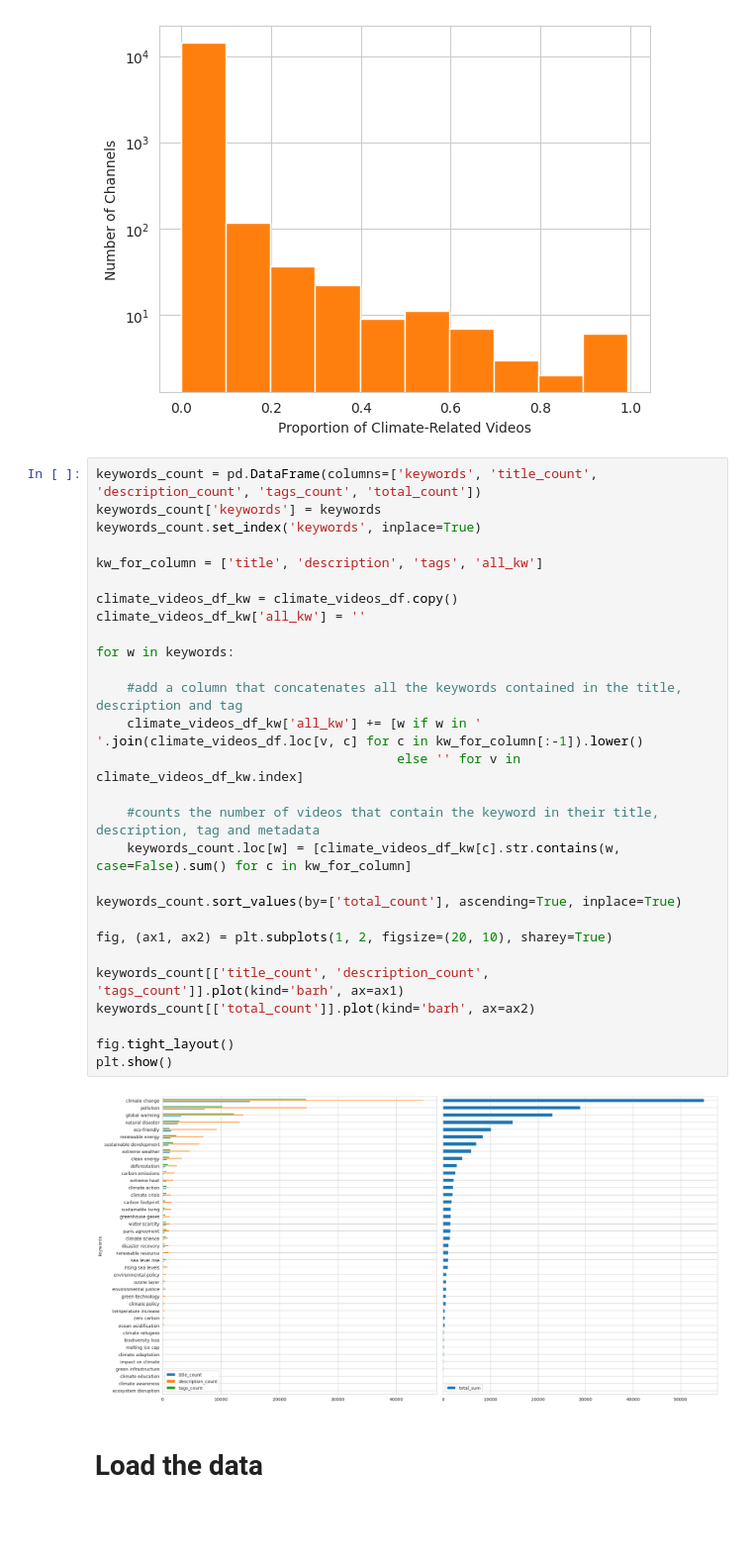
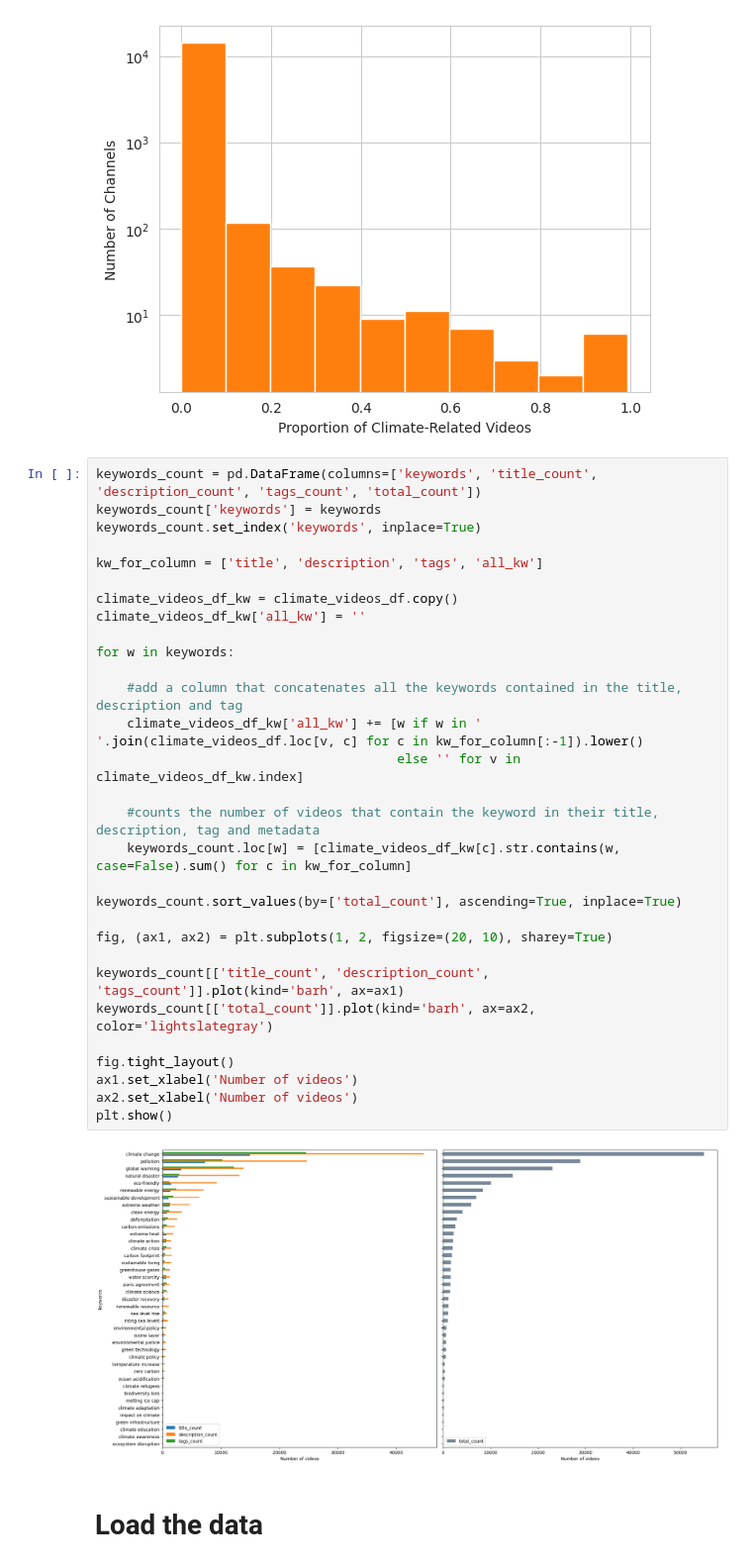
Before and after one commit to agatha-duzan/ada-2023-project-fadamily, a Jupyter notebook: final.ipynb, the cells around one changed output. Shown at 99% size. Drawn from its saved outputs; the diff is of its cells as text; blank space fills up the shorter version.

Commit message:
count keywords in videos metadata updated

```diff
--- a/final.ipynb
+++ b/final.ipynb
@@ -169,33 +169,35 @@ plt.show()
 # %%
 keywords_count = pd.DataFrame(columns=['keywords', 'title_count', 'description_count', 'tags_count', 'total_count'])
 keywords_count['keywords'] = keywords
 keywords_count.set_index('keywords', inplace=True)
 
 kw_for_column = ['title', 'description', 'tags', 'all_kw']
 
 climate_videos_df_kw = climate_videos_df.copy()
 climate_videos_df_kw['all_kw'] = ''
 
 for w in keywords:
 
     #add a column that concatenates all the keywords contained in the title, description and tag
     climate_videos_df_kw['all_kw'] += [w if w in ' '.join(climate_videos_df.loc[v, c] for c in kw_for_column[:-1]).lower()
                                        else '' for v in climate_videos_df_kw.index]
 
     #counts the number of videos that contain the keyword in their title, description, tag and metadata
     keywords_count.loc[w] = [climate_videos_df_kw[c].str.contains(w, case=False).sum() for c in kw_for_column]
 
 keywords_count.sort_values(by=['total_count'], ascending=True, inplace=True)
 
 fig, (ax1, ax2) = plt.subplots(1, 2, figsize=(20, 10), sharey=True)
 
 keywords_count[['title_count', 'description_count', 'tags_count']].plot(kind='barh', ax=ax1)
-keywords_count[['total_count']].plot(kind='barh', ax=ax2)
+keywords_count[['total_count']].plot(kind='barh', ax=ax2, color='lightslategray')
 
 fig.tight_layout()
+ax1.set_xlabel('Number of videos')
+ax2.set_xlabel('Number of videos')
 plt.show()
 # %% [output]
-[figure, old version]
+[figure, new version]
 # %% [markdown]
 # Load the data
 # %%
```
